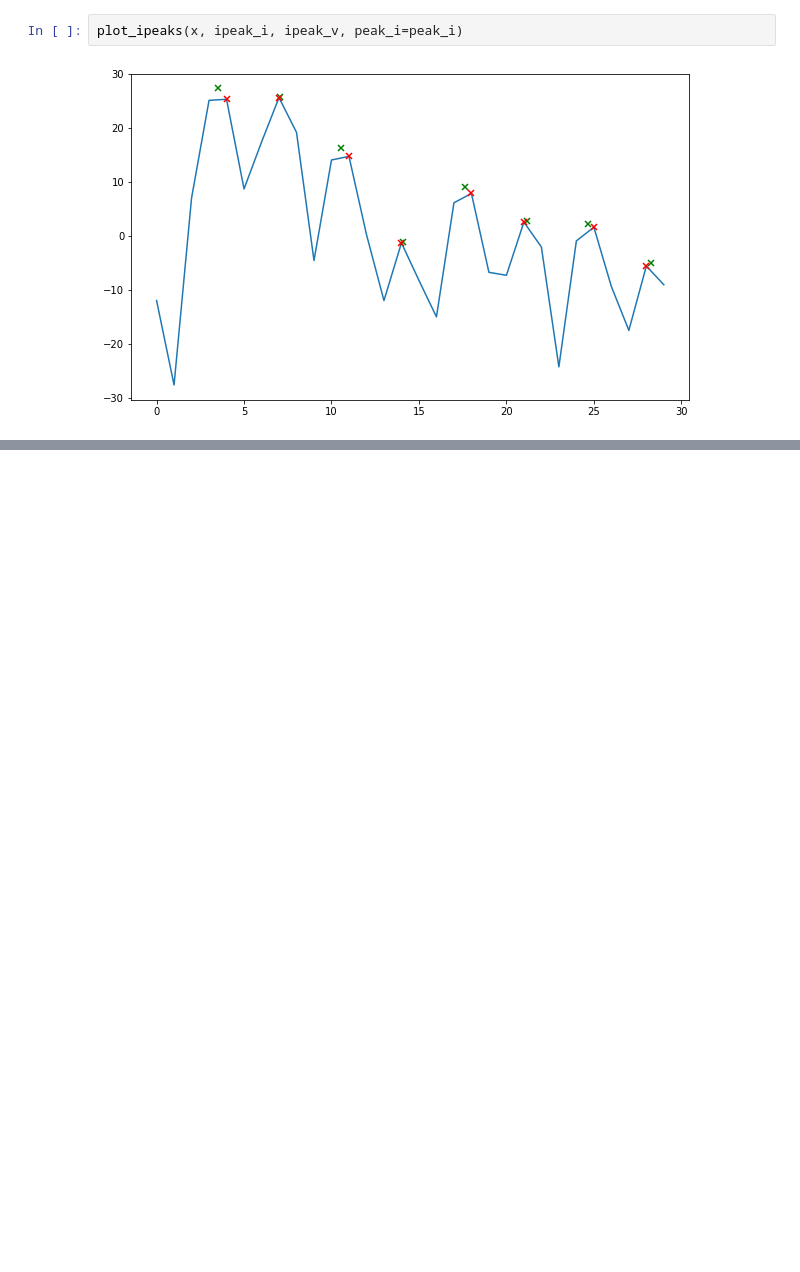
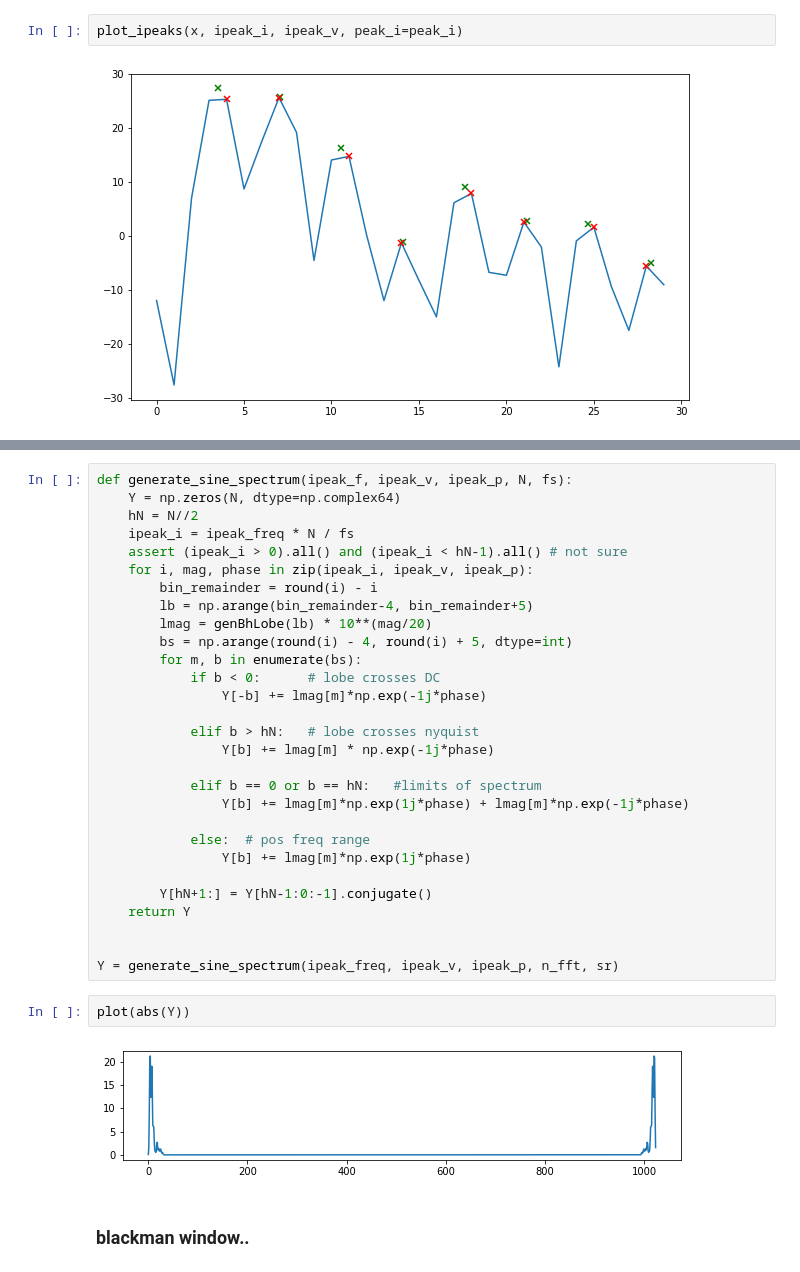
Before and after one commit to jhartquist/rtma, a Jupyter notebook: nbs/04_sine_model.ipynb, the cells around one changed output, grey strips where cells are left out. Cells and saved outputs as stored; diff of their text form; blank space fills up the shorter version.

Commit message:
midway through sine model

```diff
--- a/nbs/04_sine_model.ipynb
+++ b/nbs/04_sine_model.ipynb
@@ -114,0 +183,35 @@ plot_ipeaks(x, ipeak_i, ipeak_v, peak_i=peak_i)
+# %%
+def generate_sine_spectrum(ipeak_f, ipeak_v, ipeak_p, N, fs):
+    Y = np.zeros(N, dtype=np.complex64)
+    hN = N//2
+    ipeak_i = ipeak_freq * N / fs
+    assert (ipeak_i > 0).all() and (ipeak_i < hN-1).all() # not sure
+    for i, mag, phase in zip(ipeak_i, ipeak_v, ipeak_p):
+        bin_remainder = round(i) - i
+        lb = np.arange(bin_remainder-4, bin_remainder+5)
+        lmag = genBhLobe(lb) * 10**(mag/20)
+        bs = np.arange(round(i) - 4, round(i) + 5, dtype=int)
+        for m, b in enumerate(bs):
+            if b < 0:      # lobe crosses DC
+                Y[-b] += lmag[m]*np.exp(-1j*phase)
+
+            elif b > hN:   # lobe crosses nyquist
+                Y[b] += lmag[m] * np.exp(-1j*phase)
+
+            elif b == 0 or b == hN:   #limits of spectrum
+                Y[b] += lmag[m]*np.exp(1j*phase) + lmag[m]*np.exp(-1j*phase)
+
+            else:  # pos freq range
+                Y[b] += lmag[m]*np.exp(1j*phase)
+
+        Y[hN+1:] = Y[hN-1:0:-1].conjugate()
+    return Y
+
+
+Y = generate_sine_spectrum(ipeak_freq, ipeak_v, ipeak_p, n_fft, sr)
+# %%
+plot(abs(Y))
+# %% [output]
+[figure, added]
+# %% [markdown]
+### blackman window..
```
Also changed, not shown: parts of 28 cells of this notebook, 5 other files.
